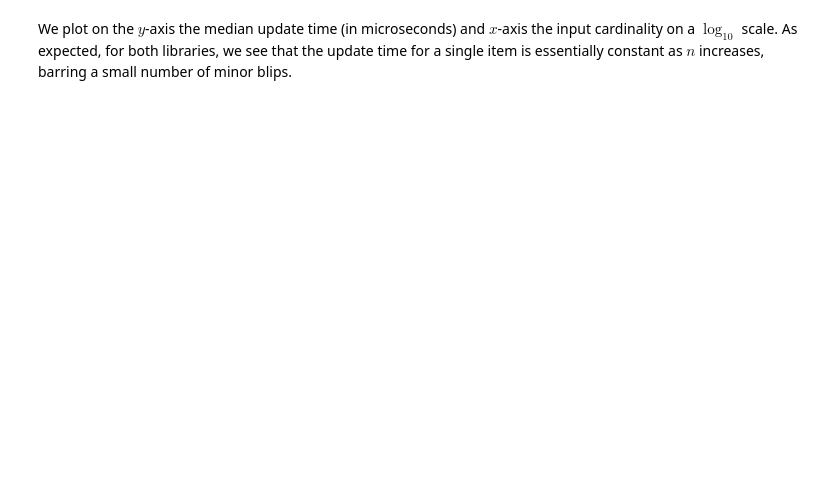
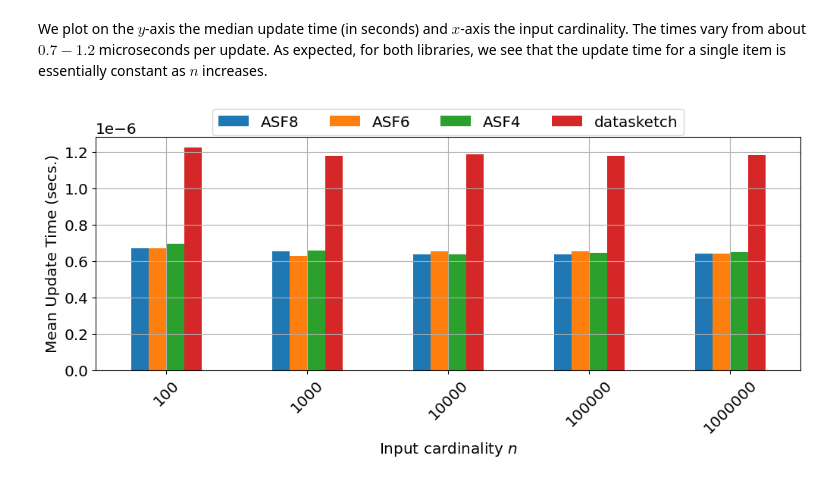
Before and after one commit to apache/datasketches-python, a Jupyter notebook: jupyter/comparison-to-datasketch/update-time-comparison.ipynb, the cells around one changed output. Drawn from its saved outputs; the diff is of its cells as text; code cells hidden in the pictures; blank space fills up the shorter version.

```diff
--- a/jupyter/comparison-to-datasketch/update-time-comparison.ipynb
+++ b/jupyter/comparison-to-datasketch/update-time-comparison.ipynb
@@ -294,0 +100,8 @@ dsk = pd.read_csv(f"hll_update_time_profile_/datasketch_hll{update_experiment.fi
+# %%
+SKETCH_LGK = 12
+NUM_TRIALS = 100
+MAX_LOG10N = 6
+SEED = 2345234212
+# %%
+update_time_profile = UpdateTimeProfile(SKETCH_LGK, NUM_TRIALS, MAX_LOG10N, SEED)
+update_time_profile.make_data()
@@ -314,5 +162,17 @@ params = {'legend.fontsize': 'x-large',
       "lines.linewidth": 2.5}
 plt.rcParams.update(params)
 # %% [markdown]
-We plot on the $y$-axis the median update time (in microseconds) and $x$-axis the input cardinality on a $\log_{10}$ scale.
-As expected, for both libraries, we see that the update time for a single item is essentially constant as $n$ increases, barring a small number of minor blips.
+We plot on the $y$-axis the median update time (in seconds) and $x$-axis the input cardinality.
+The times vary from about $0.7 - 1.2$ microseconds per update.
+As expected, for both libraries, we see that the update time for a single item is essentially constant as $n$ increases.
+# %%
+fig, ax = plt.subplots(figsize=(12,4))
+df.plot(kind="bar", ax=ax)
+ax.set_xlabel(r"Input cardinality $n$")
+ax.set_ylabel("Mean Update Time (secs.)")
+ax.grid()
+ax.legend(loc='upper center', bbox_to_anchor=(0.5, 1.15),ncol=4, fancybox=True)
+plt.xticks(rotation=45)
+bar_tick_labels = [label.get_text() for label in plt.gca().get_xticklabels()]
+# %% [output]
+[figure, added]
```
Also changed, not shown: parts of 17 cells of this notebook.
